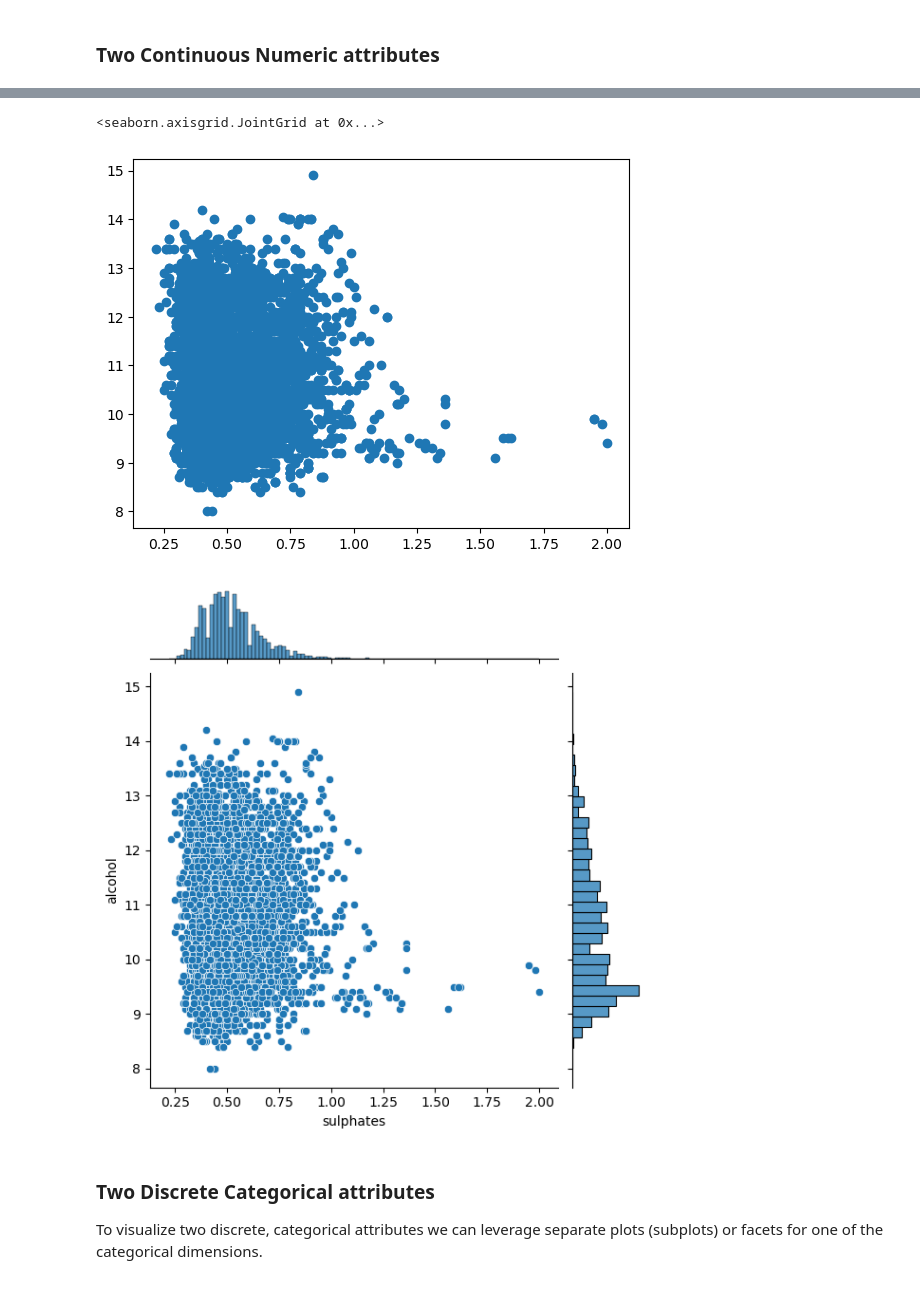
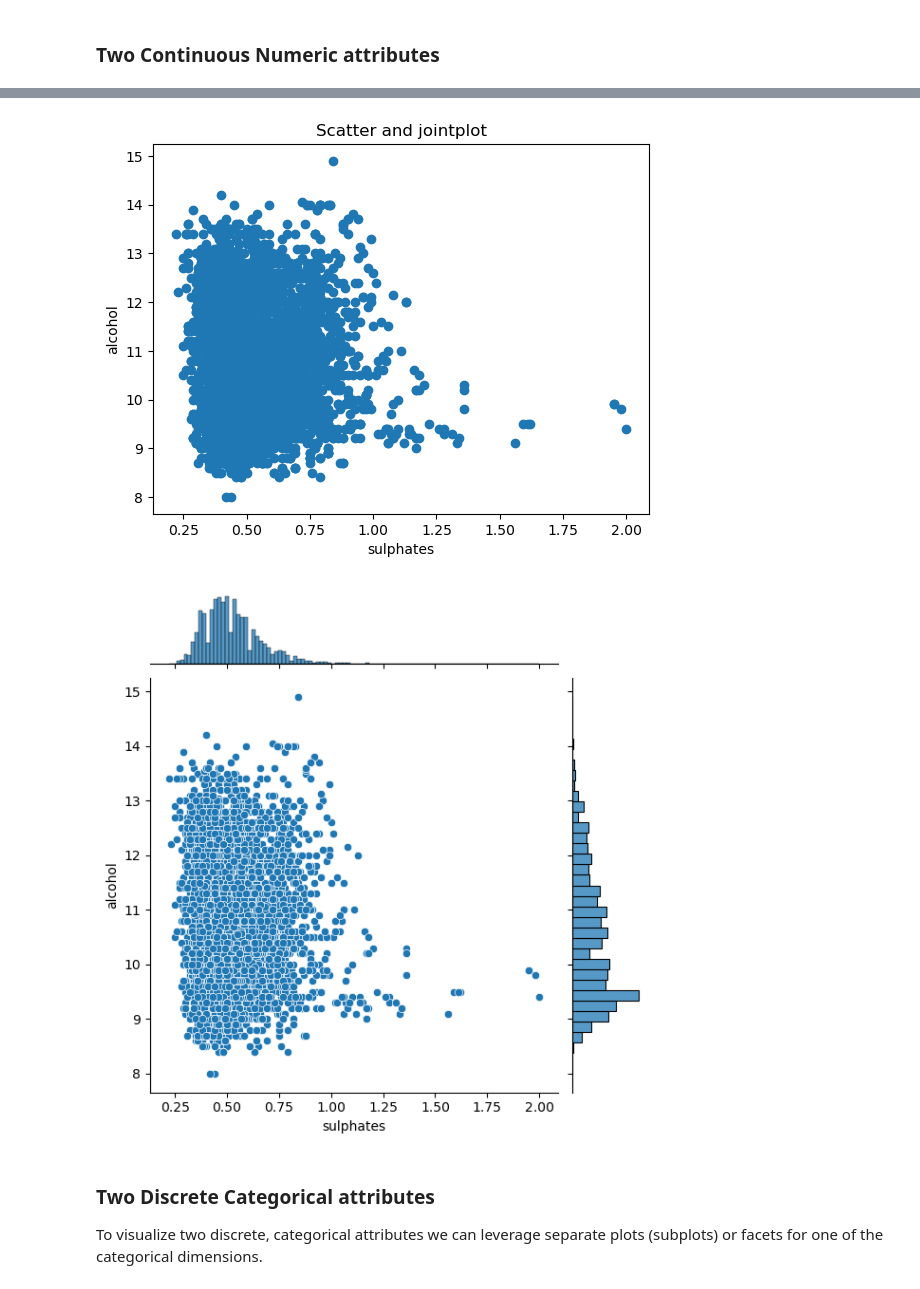
Before and after one commit to p-rzeznik/Large-Datasets-Visualization, a Jupyter notebook: Lab1/descriptive_analytics.ipynb, the cells around one changed output, grey strips where cells are left out. Saved outputs shown, nothing was run; the diff lists cells and outputs as text; code cells hidden in the pictures.

```diff
--- a/Lab1/descriptive_analytics.ipynb
+++ b/Lab1/descriptive_analytics.ipynb
@@ -238,10 +245,12 @@ Choose two proper attributes (e.q. `sulphates` and `alcohol`) and plot it with s
 # %%
-plt.scatter(x=wines['sulphates'], y=wines['alcohol'])
+plt.title("Scatter and jointplot")
+plt.xlabel("sulphates")
+plt.ylabel("alcohol")
+scatter = plt.scatter(x=wines['sulphates'], y=wines['alcohol'])
 
-sns.jointplot(data=wines, x="sulphates", y="alcohol")
+jointplot = sns.jointplot(data=wines, x="sulphates", y="alcohol")
 # %% [output]
-<seaborn.axisgrid.JointGrid at 0x...>
-[figure, old version]
+[figure, new version]
 [figure]
 # %% [markdown]
 ### Two Discrete Categorical attributes
```
Also changed, not shown: parts of 28 cells of this notebook.
